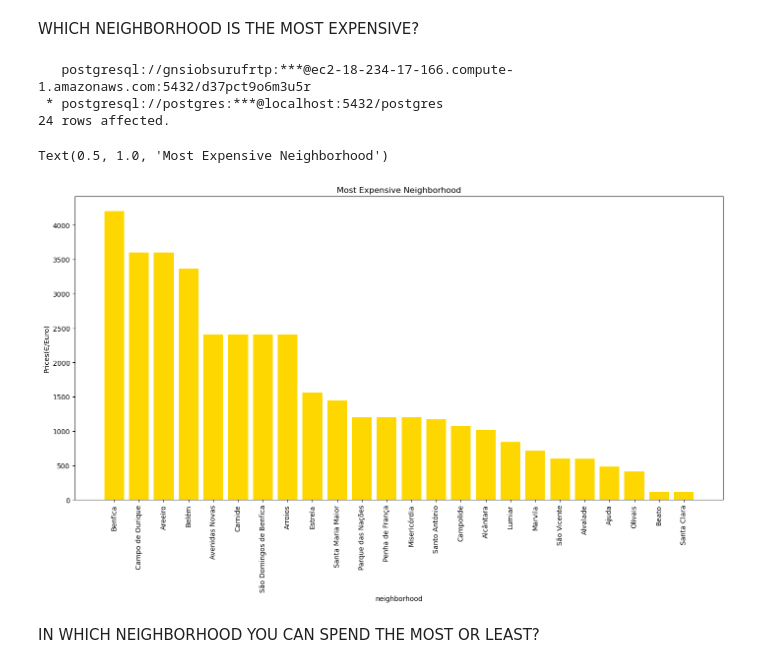
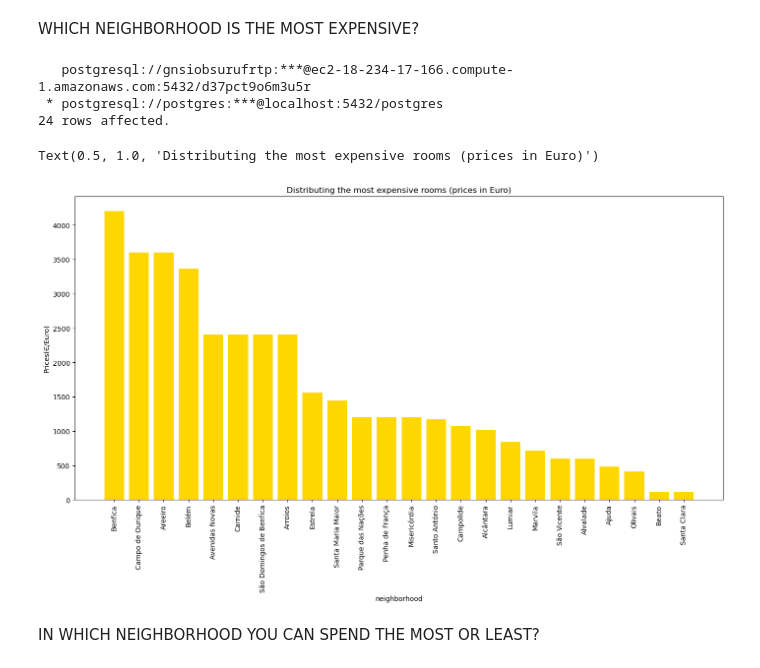
Before and after one commit to The-DigitalAcademy/No_Name-Data-Visualization-and-Analysis---Airbnb_lisbon-, a Jupyter notebook: dataset_airBnB.ipynb, the cells around one changed output. Saved outputs shown, nothing was run; the diff lists cells and outputs as text; code cells hidden in the pictures.

```diff
--- a/dataset_airBnB.ipynb
+++ b/dataset_airBnB.ipynb
@@ -225,25 +219,25 @@ WHICH NEIGHBORHOOD IS THE MOST EXPENSIVE?
 # %%
 price_rev = %sql select MAX(price), neighborhood from airbnb_lisbon GROUP BY neighborhood ORDER BY MAX(price) desc
 
 max_price = []
 neighbor = []
 
 for i in price_rev:
     max_price.append(i[0])
     neighbor.append(i[1])
 
 plt.figure(figsize=(17,8))
 plt.bar(neighbor, max_price, color = 'gold')
 plt.ylabel("Prices(Є/Euro)")
 plt.xlabel("neighborhood")
 plt.xticks(rotation=90)
-plt.title("Most Expensive Neighborhood")
+plt.title("Distributing the most expensive rooms (prices in Euro)")
 # %% [output]
    postgresql://gnsiobsurufrtp:***@ec2-18-234-17-166.compute-1.amazonaws.com:5432/d37pct9o6m3u5r
  * postgresql://postgres:***@localhost:5432/postgres
 24 rows affected.
-Text(0.5, 1.0, 'Most Expensive Neighborhood')
+Text(0.5, 1.0, 'Distributing the most expensive rooms (prices in Euro)')
-[figure, old version]
+[figure, new version]
 # %% [markdown]
 IN WHICH NEIGHBORHOOD YOU CAN SPEND THE MOST OR LEAST?
 # %%
```
Also changed, not shown: parts of 17 cells of this notebook.
